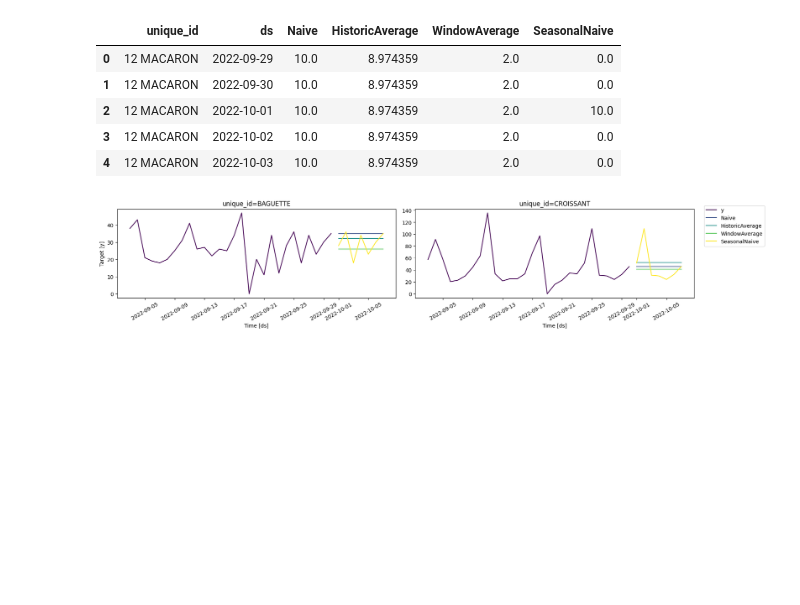
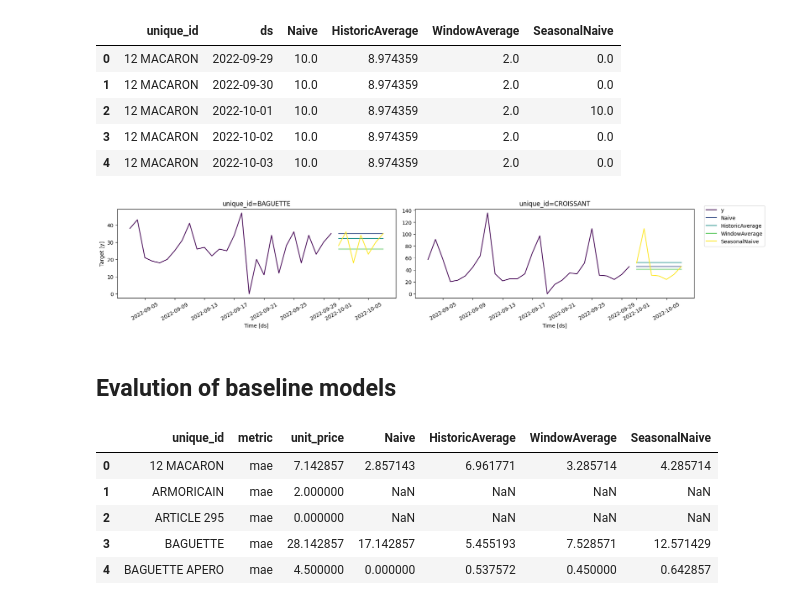
Before and after one commit to rammohanreddi/forcasting_sales, a Jupyter notebook: forcasting_stats.ipynb, the cells around one changed output. Drawn from its saved outputs; the diff is of its cells as text; code cells hidden in the pictures; blank space fills up the shorter version.

```diff
--- a/forcasting_stats.ipynb
+++ b/forcasting_stats.ipynb
@@ -122,3 +122,25 @@ plot_series(
     palette="viridis")
 # %% [output]
 [figure]
+# %% [markdown]
+## Evalution of baseline models
+# %%
+test = sales.groupby("unique_id").tail(7)
+train = sales.drop(test.index).reset_index(drop=True)
+sf.fit(df=train)
+
+preds = sf.predict(h=horizon)
+
+eval_df = pd.merge(test, preds, 'left', ['ds', 'unique_id'])
+evaluation = evaluate(
+    eval_df,
+    metrics=[mae],
+)
+evaluation.head()
+# %% [output]
+|  | unique_id | metric | unit_price | Naive | HistoricAverage | WindowAverage | SeasonalNaive |
+| 0 | 12 MACARON | mae | 7.142857 | 2.857143 | 6.961771 | 3.285714 | 4.285714 |
+| 1 | ARMORICAIN | mae | 2.000000 | NaN | NaN | NaN | NaN |
+| 2 | ARTICLE 295 | mae | 0.000000 | NaN | NaN | NaN | NaN |
+| 3 | BAGUETTE | mae | 28.142857 | 17.142857 | 5.455193 | 7.528571 | 12.571429 |
+| 4 | BAGUETTE APERO | mae | 4.500000 | 0.000000 | 0.537572 | 0.450000 | 0.642857 |
```
Also changed, not shown: parts of 2 cells of this notebook, 1 other file.
